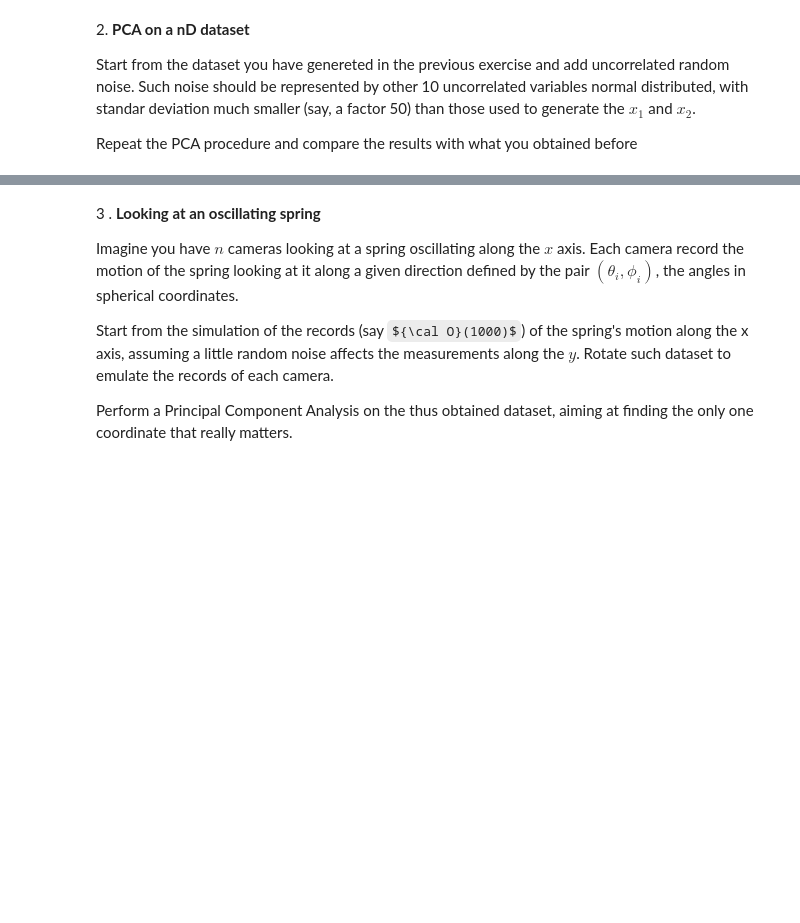
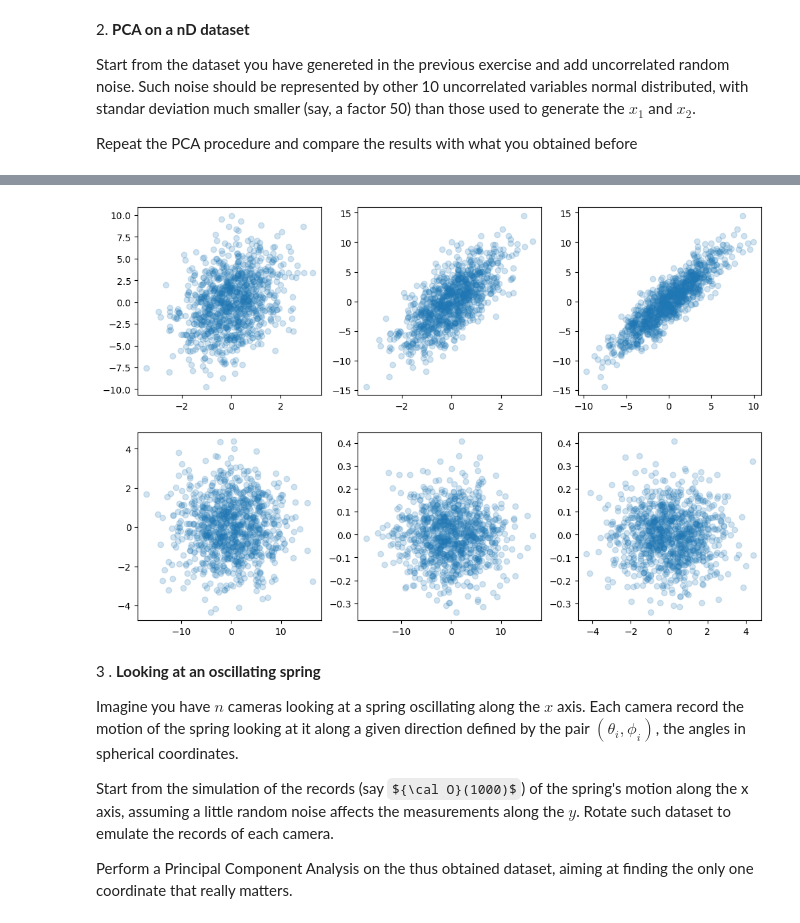
Before and after one commit to GiancarloSaran/LaboratoryOfComputationalPhysics_Y6, a Jupyter notebook: 08ex_LinearAlgebra.ipynb, the cells around one changed output, grey strips where cells are left out. Drawn from its saved outputs; the diff is of its cells as text; code cells hidden in the pictures; some formulas as TeX source; blank space fills up the shorter version.

```diff
--- a/08ex_LinearAlgebra.ipynb
+++ b/08ex_LinearAlgebra.ipynb
@@ -87,3 +88,17 @@ for i in range(3):
 Start from the dataset you have genereted in the previous exercise and add uncorrelated random noise. Such noise should be represented by other 10 uncorrelated variables normal distributed, with standar deviation much smaller (say, a factor 50) than those used to generate the $x_1$ and $x_2$.
 
 Repeat the PCA procedure and compare the results with what you obtained before
+# %%
+sig = 1/50
+for i in range(10):
+  W = W + np.random.normal(0, sig, size=(3,N))
+
+U, S, R = la.svd(W)
+pcv = S**2/(N-1)
+var = np.sum(pcv[:2])/np.sum(pcv)
+print(var)
+
+#Redefine data
+Wp = np.matmul(U.T, W)
+print(U)
+print(np.cov(Wp))
@@ -90,3 +113,14 @@ Repeat the PCA procedure and compare the results with what you obtained before
+# %%
+#plot the data
+fig, ax = plt.subplots(nrows=2, ncols=3, figsize=(12,8))
+a = [(0,1), (0,2), (1,2)]
+for i in range(3):
+  ax[0,i].scatter(W[a[i][0],:], W[a[i][1],:], alpha=0.2)
+  ax[1,i].scatter(Wp[a[i][0],:], Wp[a[i][1],:], alpha=0.2)
+
+# Now the third variable has some (normal) variability as shown in the third rotated plot
+# %% [output]
+[figure, added]
 # %% [markdown]
 3 \. **Looking at an oscillating spring**
 
```
Also changed, not shown: parts of 6 cells of this notebook.
